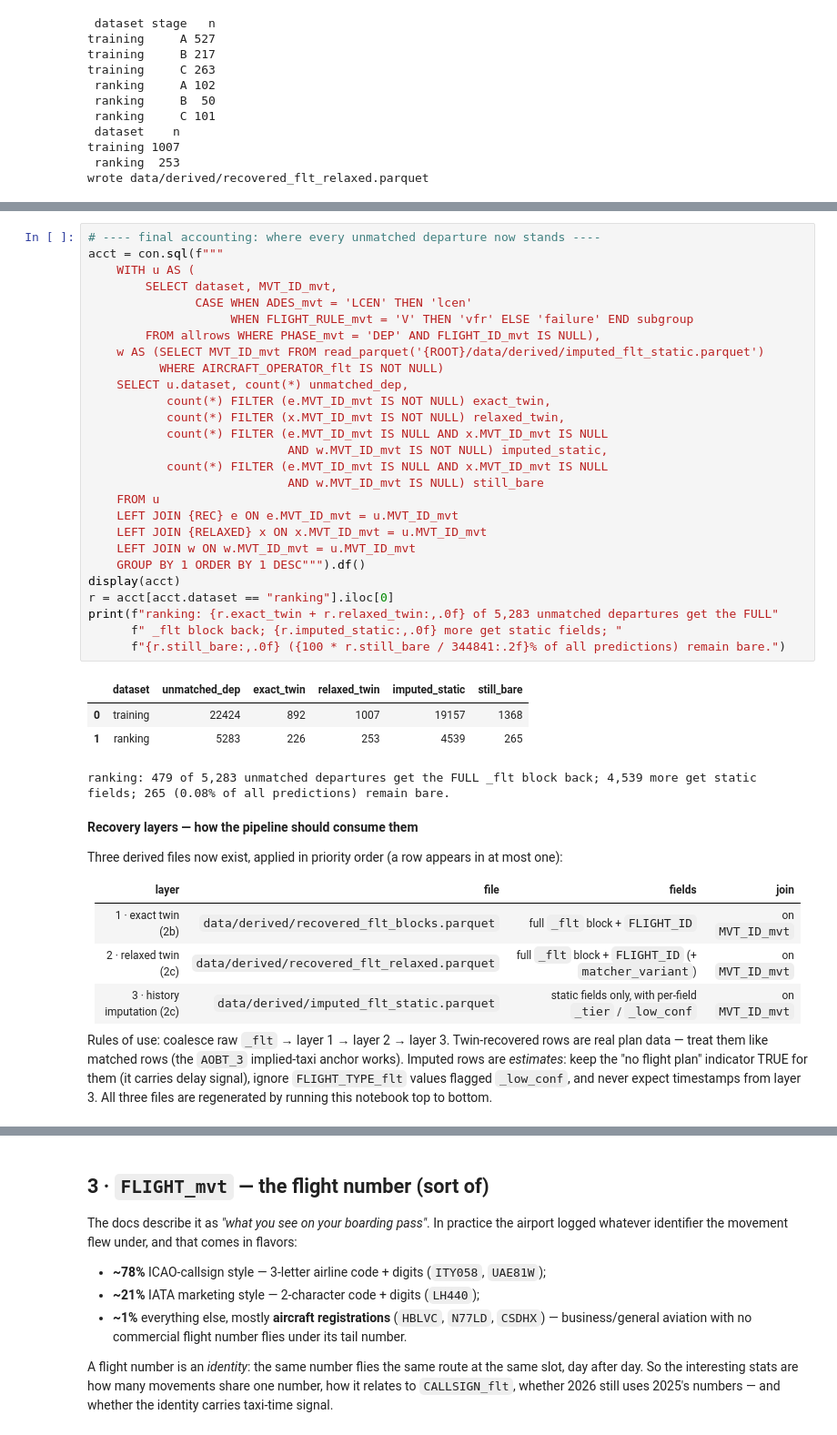
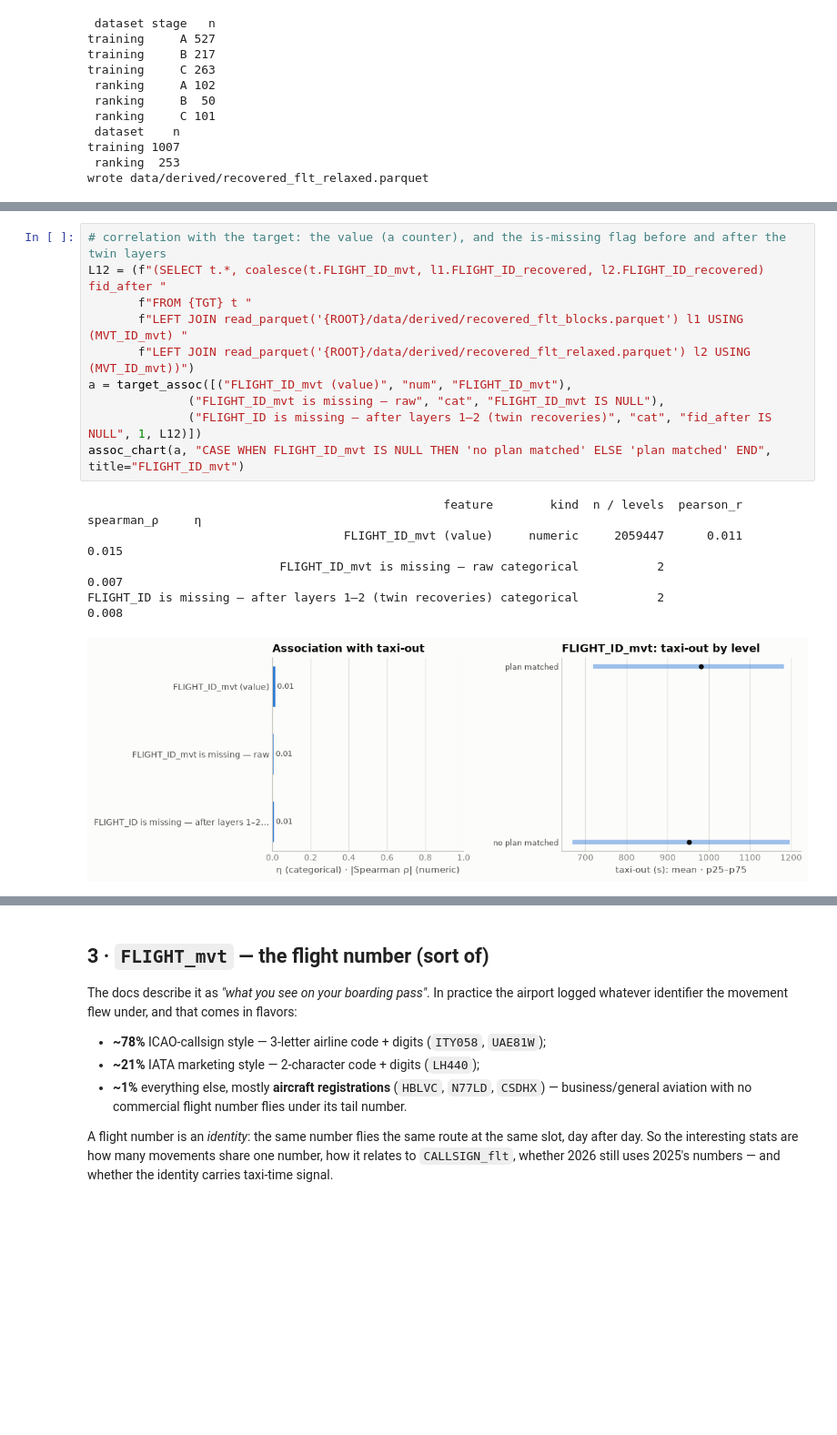
Before and after one commit to Goxmen/prc2026-unique-rose, a Jupyter notebook: eda/feature_sweep.ipynb, the cells around one changed output, grey strips where cells are left out. Shown at 91% size. Drawn from its saved outputs; the diff is of its cells as text; blank space fills up the shorter version.

```diff
--- a/eda/feature_sweep.ipynb
+++ b/eda/feature_sweep.ipynb
@@ -1002,49 +1087,16 @@ wrote data/derived/imputed_flt_static.parquet
-# %%
-# ---- final accounting: where every unmatched departure now stands ----
-acct = con.sql(f"""
-    WITH u AS (
-        SELECT dataset, MVT_ID_mvt,
-               CASE WHEN ADES_mvt = 'LCEN' THEN 'lcen'
-                    WHEN FLIGHT_RULE_mvt = 'V' THEN 'vfr' ELSE 'failure' END subgroup
-        FROM allrows WHERE PHASE_mvt = 'DEP' AND FLIGHT_ID_mvt IS NULL),
-    w AS (SELECT MVT_ID_mvt FROM read_parquet('{ROOT}/data/derived/imputed_flt_static.parquet')
-          WHERE AIRCRAFT_OPERATOR_flt IS NOT NULL)
-    SELECT u.dataset, count(*) unmatched_dep,
-           count(*) FILTER (e.MVT_ID_mvt IS NOT NULL) exact_twin,
-           count(*) FILTER (x.MVT_ID_mvt IS NOT NULL) relaxed_twin,
-           count(*) FILTER (e.MVT_ID_mvt IS NULL AND x.MVT_ID_mvt IS NULL
-                            AND w.MVT_ID_mvt IS NOT NULL) imputed_static,
-           count(*) FILTER (e.MVT_ID_mvt IS NULL AND x.MVT_ID_mvt IS NULL
-                            AND w.MVT_ID_mvt IS NULL) still_bare
-    FROM u
-    LEFT JOIN {REC} e ON e.MVT_ID_mvt = u.MVT_ID_mvt
-    LEFT JOIN {RELAXED} x ON x.MVT_ID_mvt = u.MVT_ID_mvt
-    LEFT JOIN w ON w.MVT_ID_mvt = u.MVT_ID_mvt
-    GROUP BY 1 ORDER BY 1 DESC""").df()
-display(acct)
-r = acct[acct.dataset == "ranking"].iloc[0]
-print(f"ranking: {r.exact_twin + r.relaxed_twin:,.0f} of 5,283 unmatched departures get the FULL"
-      f" _flt block back; {r.imputed_static:,.0f} more get static fields; "
-      f"{r.still_bare:,.0f} ({100 * r.still_bare / 344841:.2f}% of all predictions) remain bare.")
-# %% [output]
-|  | dataset | unmatched_dep | exact_twin | relaxed_twin | imputed_static | still_bare |
-| 0 | training | 22424 | 892 | 1007 | 19157 | 1368 |
-| 1 | ranking | 5283 | 226 | 253 | 4539 | 265 |
-ranking: 479 of 5,283 unmatched departures get the FULL _flt block back; 4,539 more get static fields; 265 (0.08% of all predictions) remain bare.
-# %% [markdown]
-**Recovery layers — how the pipeline should consume them**
-
-Three derived files now exist, applied in priority order (a row appears in at most one):
-
-| layer | file | fields | join |
-|---|---|---|---|
-| 1 · exact twin (2b) | `data/derived/recovered_flt_blocks.parquet` | full `_flt` block + `FLIGHT_ID` | on `MVT_ID_mvt` |
-| 2 · relaxed twin (2c) | `data/derived/recovered_flt_relaxed.parquet` | full `_flt` block + `FLIGHT_ID` (+ `matcher_variant`) | on `MVT_ID_mvt` |
-| 3 · history imputation (2c) | `data/derived/imputed_flt_static.parquet` | static fields only, with per-field `_tier` / `_low_conf` | on `MVT_ID_mvt` |
-
-Rules of use: coalesce raw `_flt` → layer 1 → layer 2 → layer 3. Twin-recovered rows are
-real plan data — treat them like matched rows (the `AOBT_3` implied-taxi anchor works).
-Imputed rows are *estimates*: keep the "no flight plan" indicator TRUE for them (it carries
-delay signal), ignore `FLIGHT_TYPE_flt` values flagged `_low_conf`, and never expect
-timestamps from layer 3. All three files are regenerated by running this notebook top to
-bottom.
+# %%
+# correlation with the target: the value (a counter), and the is-missing flag before and after the twin layers
+L12 = (f"(SELECT t.*, coalesce(t.FLIGHT_ID_mvt, l1.FLIGHT_ID_recovered, l2.FLIGHT_ID_recovered) fid_after "
+       f"FROM {TGT} t "
+       f"LEFT JOIN read_parquet('{ROOT}/data/derived/recovered_flt_blocks.parquet') l1 USING (MVT_ID_mvt) "
+       f"LEFT JOIN read_parquet('{ROOT}/data/derived/recovered_flt_relaxed.parquet') l2 USING (MVT_ID_mvt))")
+a = target_assoc([("FLIGHT_ID_mvt (value)", "num", "FLIGHT_ID_mvt"),
+              ("FLIGHT_ID_mvt is missing — raw", "cat", "FLIGHT_ID_mvt IS NULL"),
+              ("FLIGHT_ID is missing — after layers 1–2 (twin recoveries)", "cat", "fid_after IS NULL", 1, L12)])
+assoc_chart(a, "CASE WHEN FLIGHT_ID_mvt IS NULL THEN 'no plan matched' ELSE 'plan matched' END", title="FLIGHT_ID_mvt")
+# %% [output]
+                                                  feature        kind  n / levels  pearson_r  spearman_ρ     η
+                                    FLIGHT_ID_mvt (value)     numeric     2059447      0.011       0.015
+                           FLIGHT_ID_mvt is missing — raw categorical           2                        0.007
+FLIGHT_ID is missing — after layers 1–2 (twin recoveries) categorical           2                        0.008
+[figure, added]
```
Also changed, not shown: parts of 137 cells of this notebook, 2 other files.
